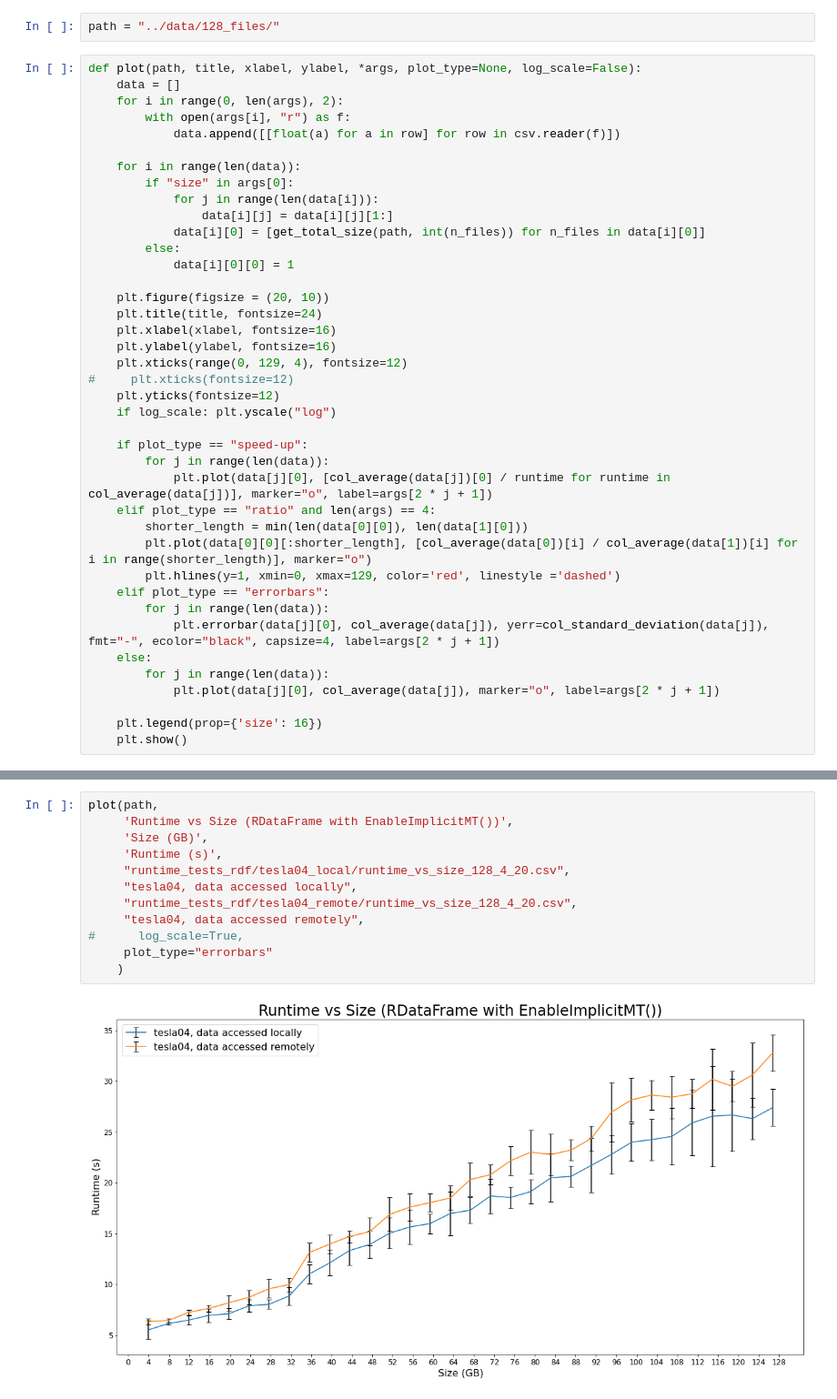
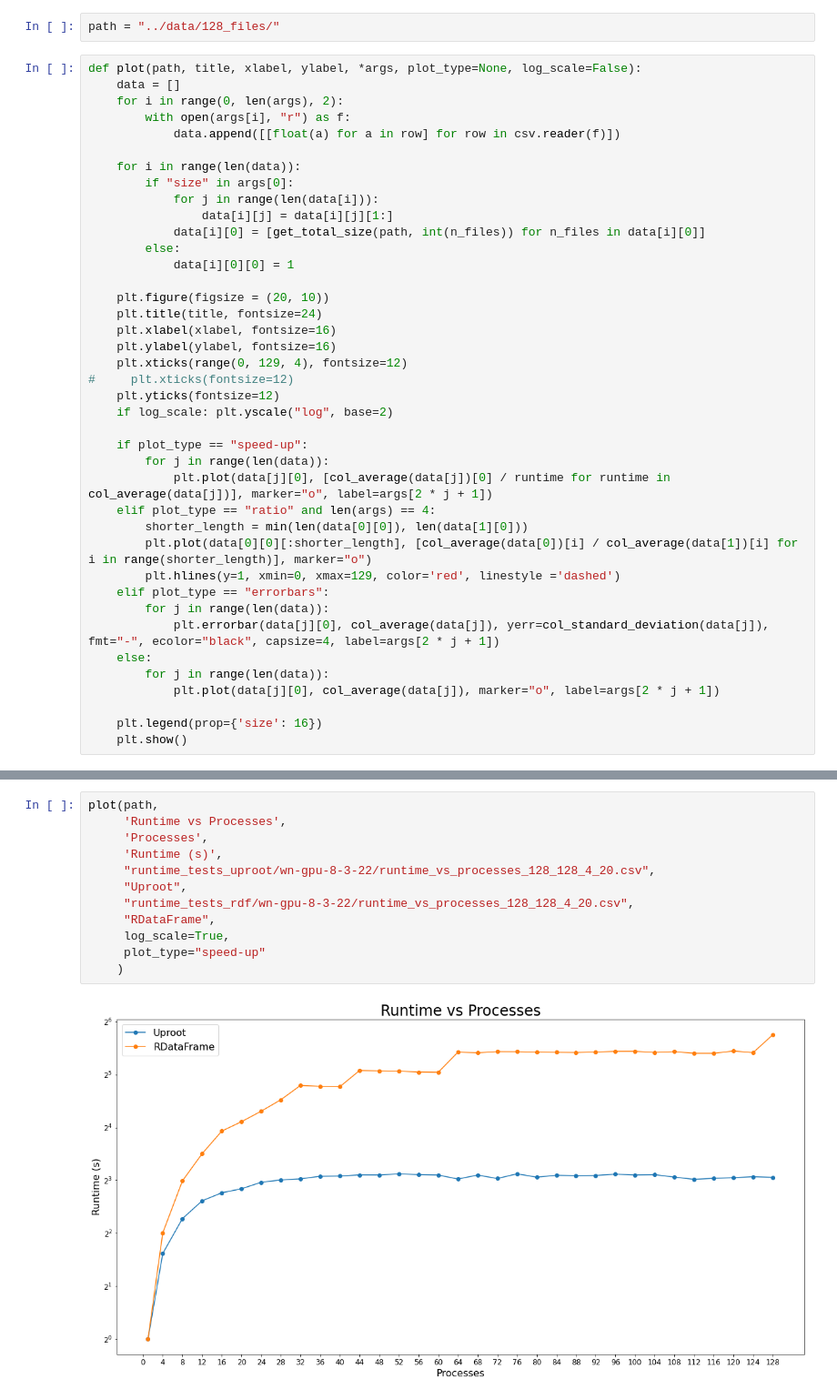
Before and after one commit to bucket420/DOE-INFN-2022, a Jupyter notebook: performance_analysis.ipynb, the cells around one changed output, grey strips where cells are left out. Shown: that part at 91% size. Cells and saved outputs as stored; diff of their text form.

```diff
--- a/performance_analysis.ipynb
+++ b/performance_analysis.ipynb
@@ -47,7 +47,7 @@ def plot(path, title, xlabel, ylabel, *args, plot_type=None, log_scale=False):
     plt.xticks(range(0, 129, 4), fontsize=12)
 #     plt.xticks(fontsize=12)
     plt.yticks(fontsize=12)
-    if log_scale: plt.yscale("log")
+    if log_scale: plt.yscale("log", base=2)
 
     if plot_type == "speed-up":
         for j in range(len(data)):
@@ -82,14 +68,14 @@ plot(path,
 # %%
 plot(path,
-     'Runtime vs Size (RDataFrame with EnableImplicitMT())',
-     'Size (GB)',
+     'Runtime vs Processes',
+     'Processes',
      'Runtime (s)',
-     "runtime_tests_rdf/tesla04_local/runtime_vs_size_128_4_20.csv",
-     "tesla04, data accessed locally",
-     "runtime_tests_rdf/tesla04_remote/runtime_vs_size_128_4_20.csv",
-     "tesla04, data accessed remotely",
-#      log_scale=True,
-     plot_type="errorbars"
+     "runtime_tests_uproot/wn-gpu-8-3-22/runtime_vs_processes_128_128_4_20.csv",
+     "Uproot",
+     "runtime_tests_rdf/wn-gpu-8-3-22/runtime_vs_processes_128_128_4_20.csv",
+     "RDataFrame",
+     log_scale=True,
+     plot_type="speed-up"
     )
 # %% [output]
-[figure, old version]
+[figure, new version]
```
Also changed, not shown: parts of 5 cells of this notebook, 2 other files.
